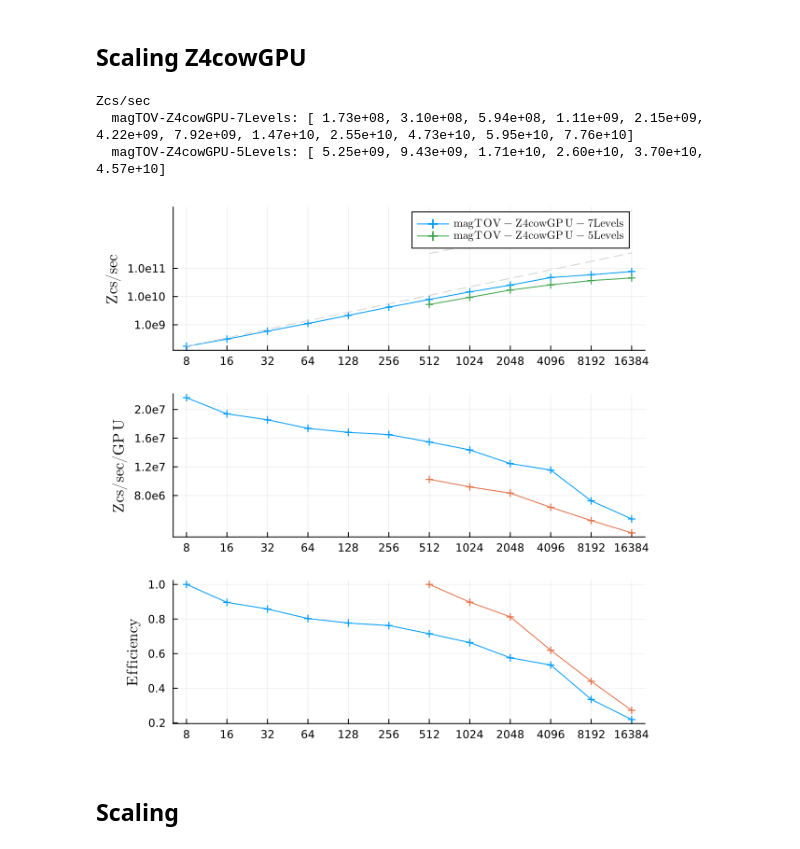
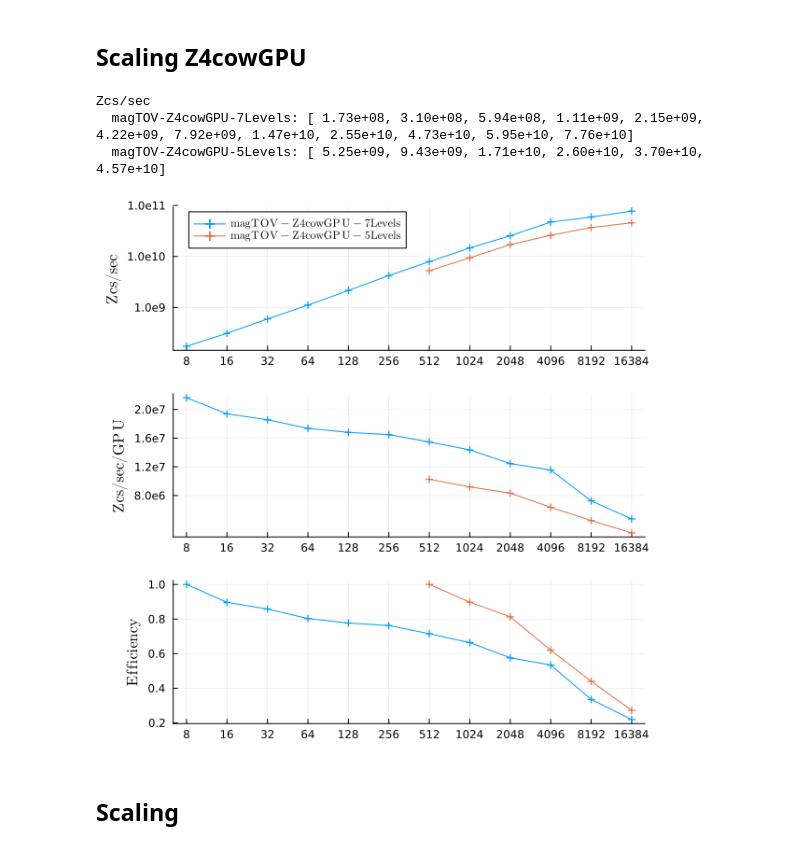
Before and after one commit to lwJi/ETK-Scaling-Tests, a Jupyter notebook: frontier/ipynb/magTOV-Levels7.ipynb, the cells around one changed output. Cells and saved outputs as stored; diff of their text form; code cells hidden in the pictures.

```diff
--- a/frontier/ipynb/magTOV-Levels7.ipynb
+++ b/frontier/ipynb/magTOV-Levels7.ipynb
@@ -137,35 +137,35 @@ let patt_dirss = [
     yticks!(plt3, ys, [string(n) for n in ys])
 
     println("Zcs/sec")
     for (patterns, parent_dir, mark) in patt_dirss
         # Load averages for the given patterns and directory
         dats, labs = MiscStdout.load_avgs(patterns, parent_dir; option = "ZcsPerSecond", range=:)
         # Iterate through the loaded datasets
         for (i, dat) in enumerate(dats)
             # Plot Zcs/sec
             plot!(plt1, dat[1] * 8, dat[2], label = L"\mathrm{%$(labs[i])}", marker = mark)
-            plot!(plt1, dat[1] * 8, dat[2][1] .* dat[1], label="", linestyle=:dash, color=:lightgray)
+            #plot!(plt1, dat[1] * 8, dat[2][1] .* dat[1], label="", linestyle=:dash, color=:lightgray)
 
             @printf("  %8s: [", labs[i])
             println(join([@sprintf(" %8.2e", d) for d in dat[2]], ","), "]")
 
             plot!(plt3, dat[1] * 8, dat[2] ./ (dat[1] * 8), label = "",  marker = mark)
 
             # Plot Efficiency
             value_per_node = dat[2] ./ dat[1]
             efficiency = value_per_node ./ first(value_per_node)
             plot!(plt2, dat[1] * 8, efficiency, label="", marker = mark)
         end
     end
 
     plt = plot(plt1, plt3, plt2, layout=(3,1), size=(600, 600))
     display(plt)
 end
 # %% [output]
 Zcs/sec
   magTOV-Z4cowGPU-7Levels: [ 1.73e+08, 3.10e+08, 5.94e+08, 1.11e+09, 2.15e+09, 4.22e+09, 7.92e+09, 1.47e+10, 2.55e+10, 4.73e+10, 5.95e+10, 7.76e+10]
   magTOV-Z4cowGPU-5Levels: [ 5.25e+09, 9.43e+09, 1.71e+10, 2.60e+10, 3.70e+10, 4.57e+10]
-[figure, old version]
+[figure, new version]
 # %% [markdown]
 ## Scaling
 # %%
```
